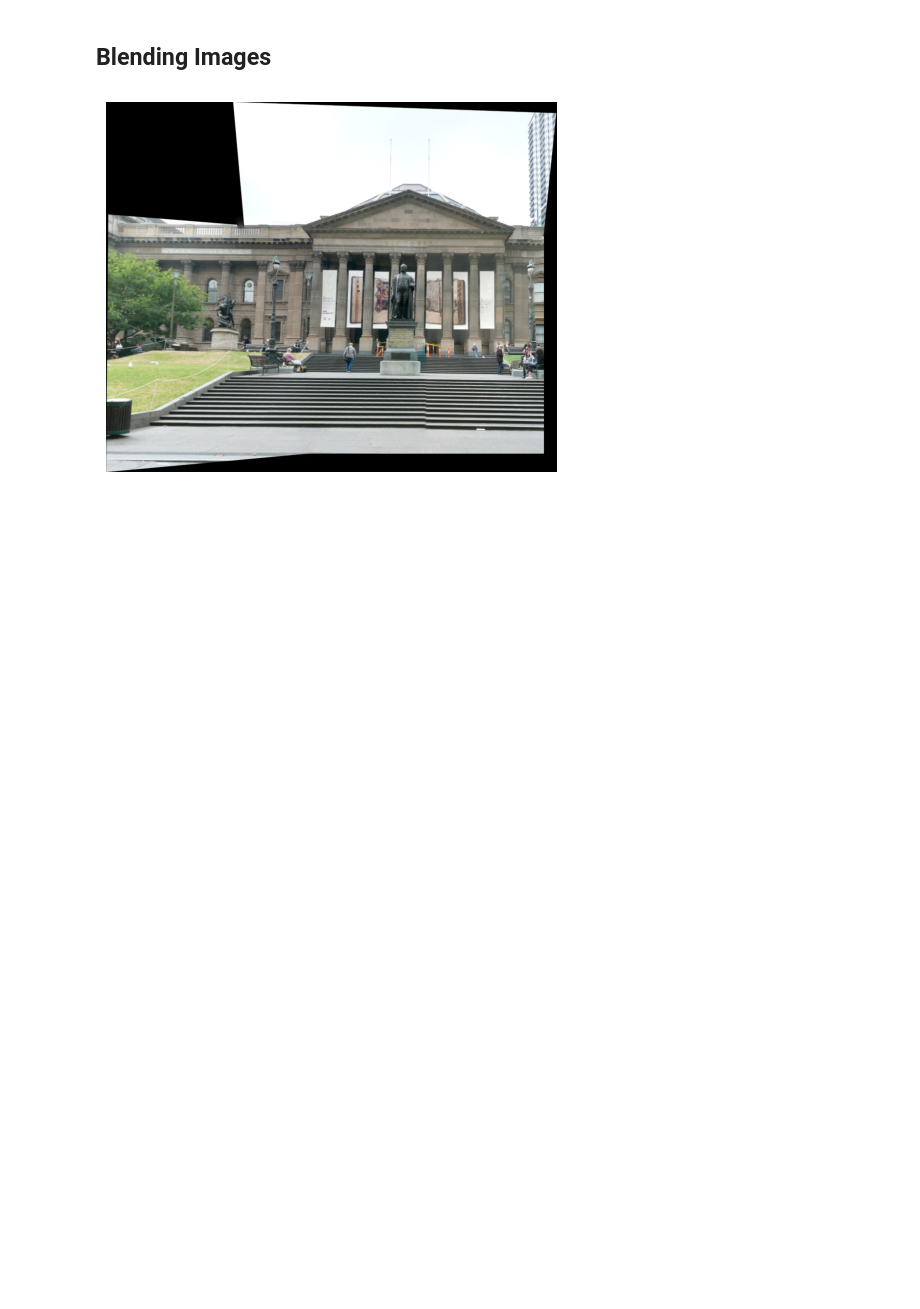
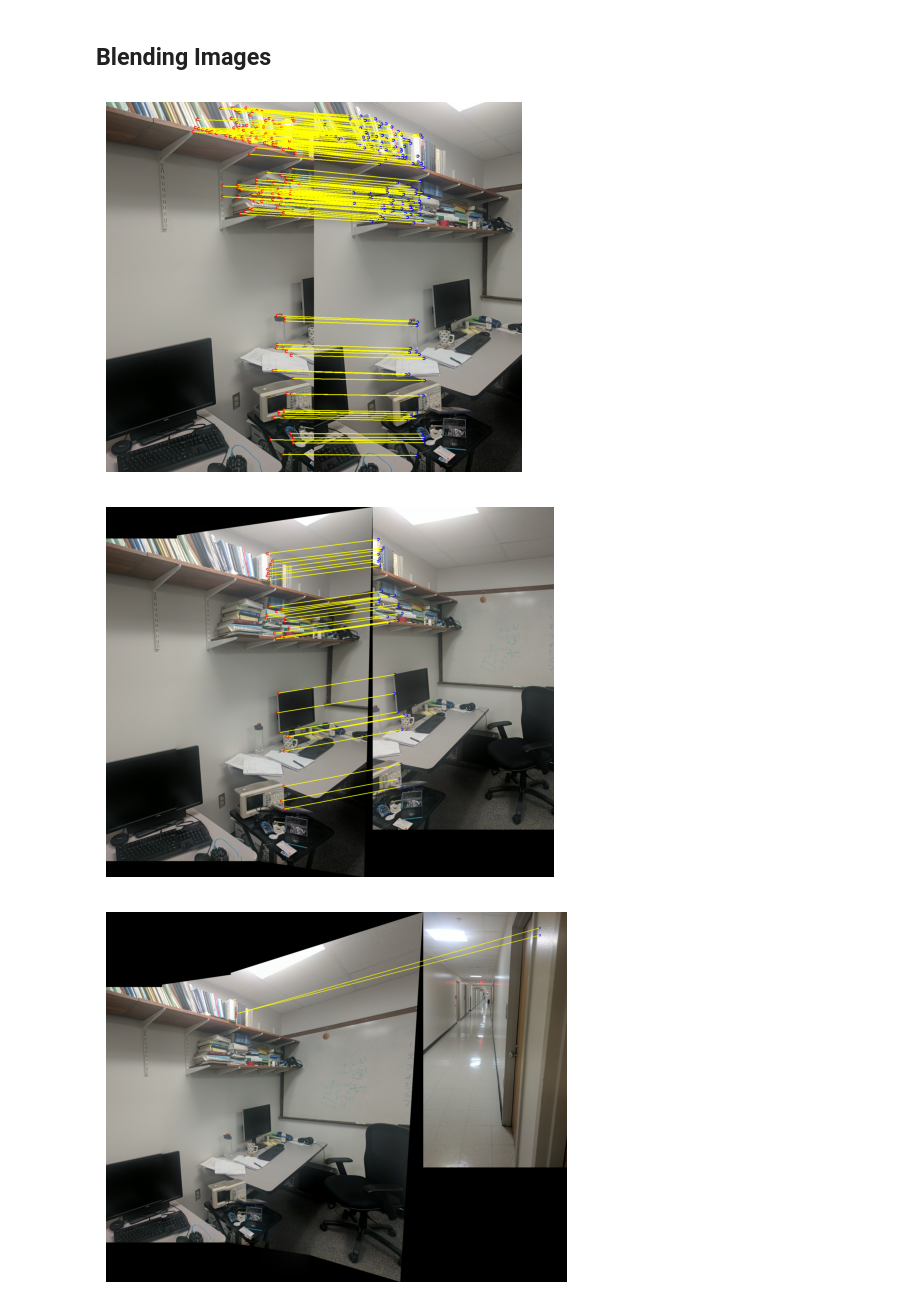
Before and after one commit to siyuanhuang97421/PanoramaStitching, a Jupyter notebook: Phase1/Code/Phase1.ipynb, the cells around one changed output. Cells and saved outputs as stored; diff of their text form; code cells hidden in the pictures; blank space fills up the shorter version.

```diff
--- a/Phase1/Code/Phase1.ipynb
+++ b/Phase1/Code/Phase1.ipynb
@@ -54,8 +55,8 @@ def loadImages(imageDirPath):
 # %% [markdown]
 ## Corner detection
 # %%
-
-directoryPath = os.getcwd() + '/../Data/Train/Set1/'
+dataSet = 'TestSet4'
+directoryPath = os.getcwd() + '/../Data/Train/' + dataSet + '/'
 
 rawImages = loadImages(directoryPath)
 corners, imagesWithCorners = detectCornersHarris(rawImages,2,3,0.04)
@@ -256,8 +258,14 @@ def ransac(coords1, coords2, matches, numIters, inlierThreshold):
     # cleanedCoords2 = coords2[cleanedMatches[:,1]]
     cleanedCoords2 = np.array([coords2[i] for i in cleanedMatches[:,1]])
     # cleanedCoords2 = np.flip(cleanedCoords2, axis = 1)
-    H,_ = cv2.findHomography(np.float32(cleanedCoords1), np.float32(cleanedCoords2))
-    return H, cleanedMatches, largestNumInlier
+    H = np.float32([[1, 0, 0],[0, 1, 0],[0, 0, 1]])
+    if largestNumInlier >= 4:
+        H,_ = cv2.findHomography(np.float32(cleanedCoords1), np.float32(cleanedCoords2))
+
+    image1FeatureNum = len(np.unique(cleanedCoords1,axis=0))
+    image2FeatureNum = len(np.unique(cleanedCoords2,axis=0))
+    featureNumRatio = image1FeatureNum/image2FeatureNum
+    return H, cleanedMatches, largestNumInlier, featureNumRatio
 
 
 def buildImageConnectivityMatrix(imagesFeatures,imagesCorners):
@@ -376,40 +384,71 @@ def blendTwoImage(image, baseImage, homography):
             if(np.array_equal(canvas[canvasY][canvasX],np.uint8([0,0,0])) and not np.array_equal(imageWarped[i][j], np.uint8([0,0,0]))):
                 canvas[canvasY][canvasX] = imageWarped[i][j]
 
     imageCenterOnCanvas = (int(imageXmin) + imageWarped.shape[1]//2,int(imageYmin)+imageWarped.shape[0]//2)
     # canvas = cv2.circle(canvas, imageCenterOnCanvas, radius = 4, color=(255,0,0), thickness = 2)
     canvas = cv2.seamlessClone(imageWarped,canvas, imageWarpedMask, imageCenterOnCanvas, cv2.NORMAL_CLONE)
     return canvas
 
 def stitchImages(images, stitchOrder):
     baseImage = copy.deepcopy(images[stitchOrder[0]])
     for _,imageIdx in enumerate(stitchOrder[1:]):
         stitchImage = copy.deepcopy(images[imageIdx])
         baseFeatures,baseUseableCorners = getImageFeaturesAndFeatureCoords(baseImage)
         stitchFeatures,stitchUseableCorners = getImageFeaturesAndFeatureCoords(stitchImage)
         matches = findFeatureMatches(stitchFeatures,baseFeatures,0.8)
         # matchVis = drawMatchs(images[imageIdx], baseImage, stitchUseableCorners, baseUseableCorners,matches)
         # plt.figure(figsize=(32,16))
         # plt.imshow(matchVis)
         # plt.axis("off")
         # plt.show()
-        H, cleanedMatches,_ = ransac(stitchUseableCorners, baseUseableCorners,matches,500,20)
-        # matchVis = drawMatchs(images[imageIdx], baseImage, stitchUseableCorners, baseUseableCorners,cleanedMatches)
-        # plt.figure(figsize=(32,16))
-        # plt.imshow(matchVis)
-        # plt.axis("off")
-        # plt.show()
-        baseImage = blendTwoImage(stitchImage, baseImage, H)
+        H, cleanedMatches,numMatches,featureNumRatio = ransac(stitchUseableCorners, baseUseableCorners,matches,1000,10)
+        matchVis = drawMatchs(images[imageIdx], baseImage, stitchUseableCorners, baseUseableCorners,cleanedMatches)
+        plt.figure()
+        plt.imshow(matchVis)
+        plt.axis("off")
+        plt.show()
+        if numMatches < 6:
+            print("Too few feature matches found between images. Unable to stitch!!! Skipping image ", imageIdx)
+        elif featureNumRatio < 0.5 or featureNumRatio > 2.0:
+            print("RANSAC failed! One to Many feature match situation. Unable to stitch!!! Skipping image ", imageIdx)
+        else:
+            baseImage = blendTwoImage(stitchImage, baseImage, H)
     return baseImage
 
-stitchOrderSet1 = [1,0,2]
+#training sets
+stitchOrderSet1 = [0,2,1]
 stitchOrderSet2 = [1,0,2]
+stitchOrderSet3_sub1 = [4,5,6,7]
+stitchOrderSet3_sub2 = [3,2,1]
 
-stitchedImage = stitchImages(rawImages, stitchOrderSet1)
+#test sets
+stitchOrderTestSet1 = [0,1,2,3]
+
+stitchOrderTestSet2_sub1 = [2,1,0]
+stitchOrderTestSet2_sub2 = [6,7]
+stitchOrderTestSet2_sub3 = [7,3,8,4]
+
+stitchOrderTestSet3 = [1,0,2]
+
+stitchOrderTestSet4 = [0,1,2,3,4]
+
+
+
+
+
+# stitchedImage_1 = stitchImages(rawImages, stitchOrderSet3_sub1)
+# stitchedImage_2 = stitchImages(rawImages, stitchOrderSet3_sub2)
+# stitchedImage = stitchImages([stitchedImage_1,stitchedImage_2],[1,0])
+stitchedImage = stitchImages(rawImages,stitchOrderTestSet4)
 
 plt.figure()
 plt.imshow(stitchedImage)
 plt.axis("off")
 plt.show()
+# resultFileName = os.getcwd() + '/../Data/Result/' + dataSet + '.png'
+# stitchedImage = cv2.cvtColor(stitchedImage,cv2.COLOR_RGB2BGR)
+# cv2.imwrite(resultFileName,stitchedImage)
 # %% [output]
-[figure, old version]
+[figure, new version]
+[figure, added]
+[figure, added]
```
Also changed, not shown: parts of 5 cells of this notebook.
